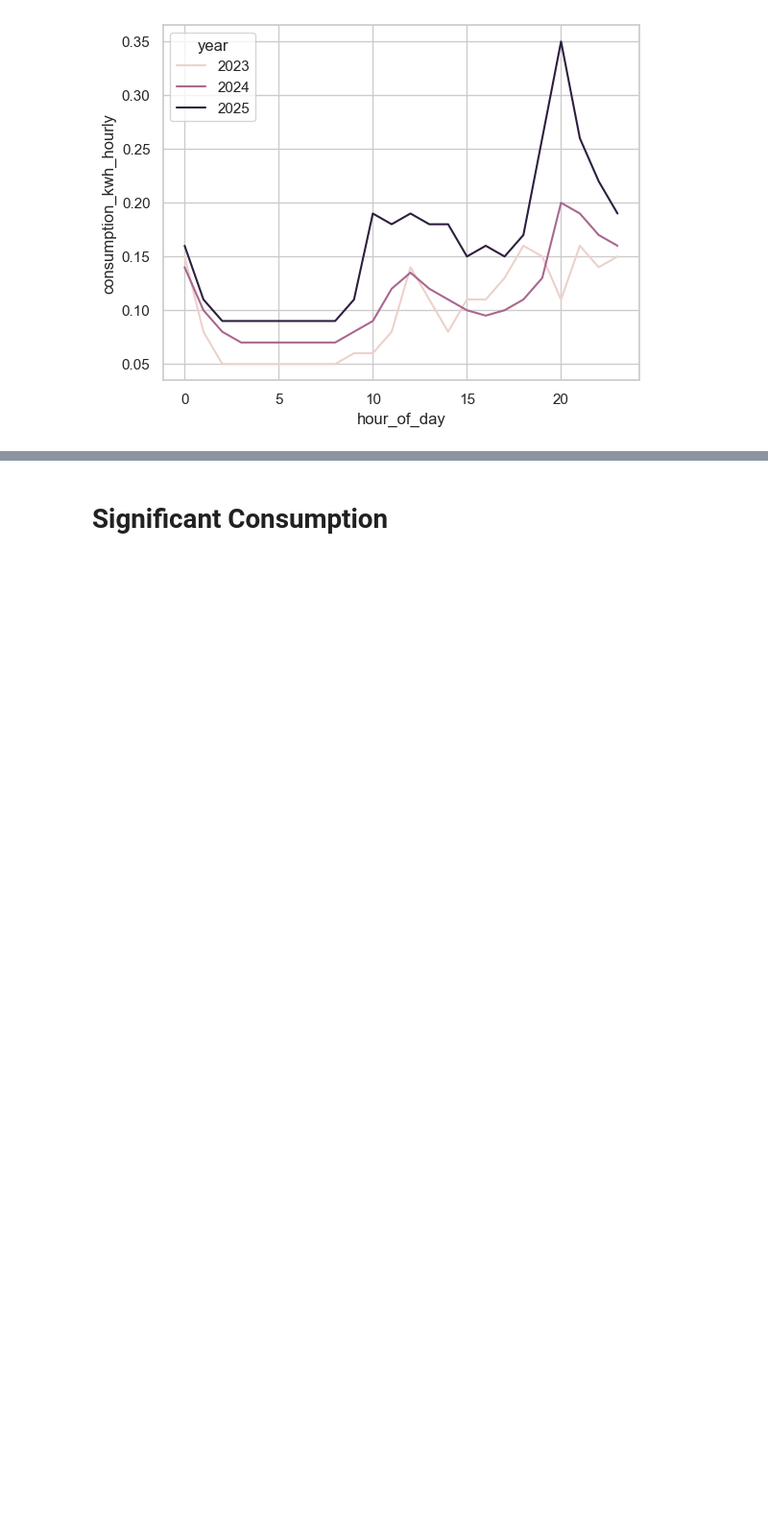
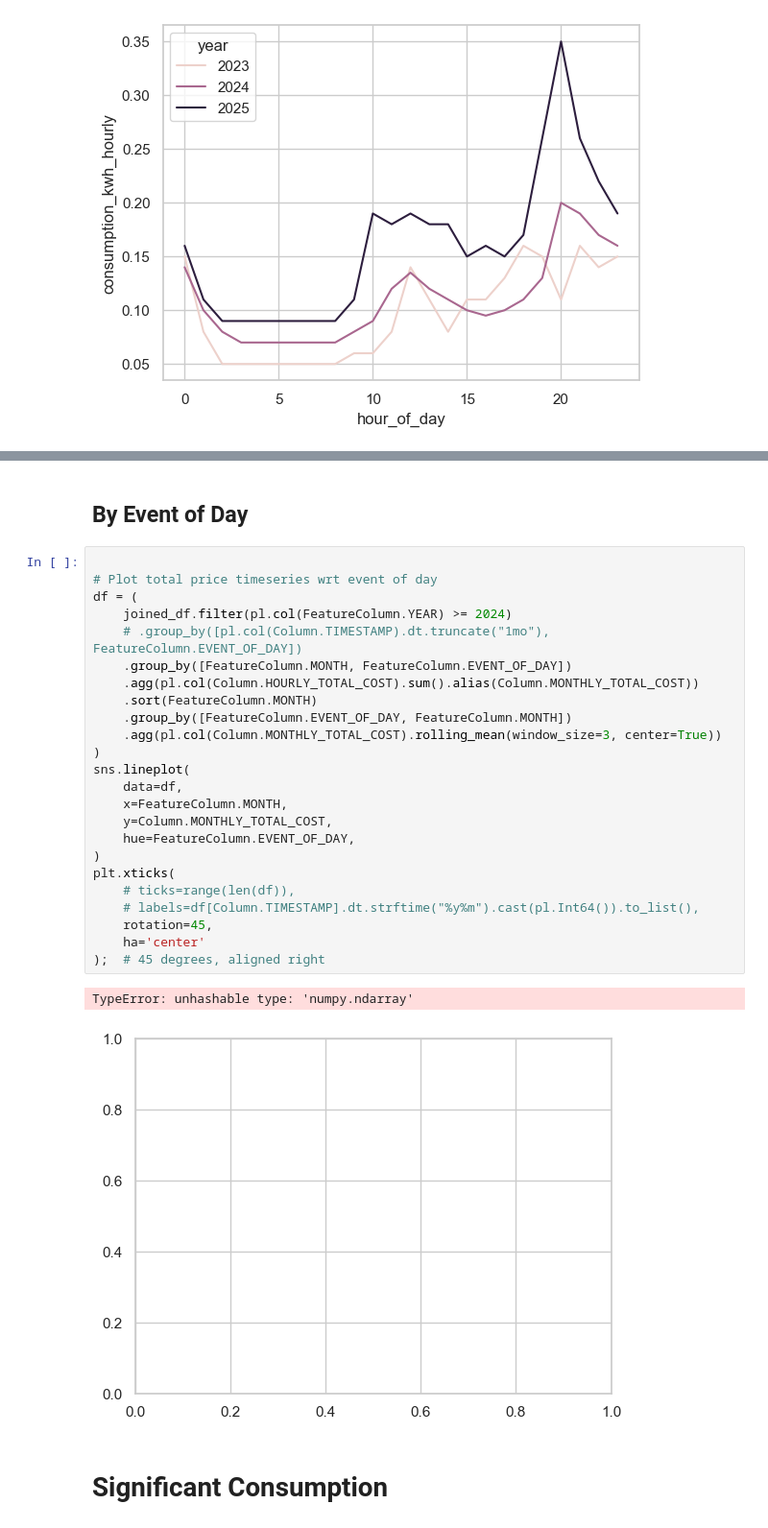
Before and after one commit to wizDs/predictive-modeling, a Jupyter notebook: notebooks/analysis.ipynb, the cells around one changed output, grey strips where cells are left out. Shown: that part at 96% size. Saved outputs shown, nothing was run; the diff lists cells and outputs as text; blank space fills up the shorter version.

```diff
--- a/notebooks/analysis.ipynb
+++ b/notebooks/analysis.ipynb
@@ -119,3 +139,32 @@ sns.lineplot(
+# %% [markdown]
+## By Event of Day
+# %%
+
+# Plot total price timeseries wrt event of day
+df = (
+    joined_df.filter(pl.col(FeatureColumn.YEAR) >= 2024)
+    # .group_by([pl.col(Column.TIMESTAMP).dt.truncate("1mo"), FeatureColumn.EVENT_OF_DAY])
+    .group_by([FeatureColumn.MONTH, FeatureColumn.EVENT_OF_DAY])
+    .agg(pl.col(Column.HOURLY_TOTAL_COST).sum().alias(Column.MONTHLY_TOTAL_COST))
+    .sort(FeatureColumn.MONTH)
+    .group_by([FeatureColumn.EVENT_OF_DAY, FeatureColumn.MONTH])
+    .agg(pl.col(Column.MONTHLY_TOTAL_COST).rolling_mean(window_size=3, center=True))
+)
+sns.lineplot(
+    data=df,
+    x=FeatureColumn.MONTH,
+    y=Column.MONTHLY_TOTAL_COST,
+    hue=FeatureColumn.EVENT_OF_DAY,
+)
+plt.xticks(
+    # ticks=range(len(df)),
+    # labels=df[Column.TIMESTAMP].dt.strftime("%y%m").cast(pl.Int64()).to_list(),
+    rotation=45,
+    ha='center'
+);  # 45 degrees, aligned right
+# %% [output]
+TypeError: unhashable type: 'numpy.ndarray'
+[figure, added]
 # %% [markdown]
 # Significant Consumption
 # %%
```
Also changed, not shown: parts of 2 cells of this notebook.
